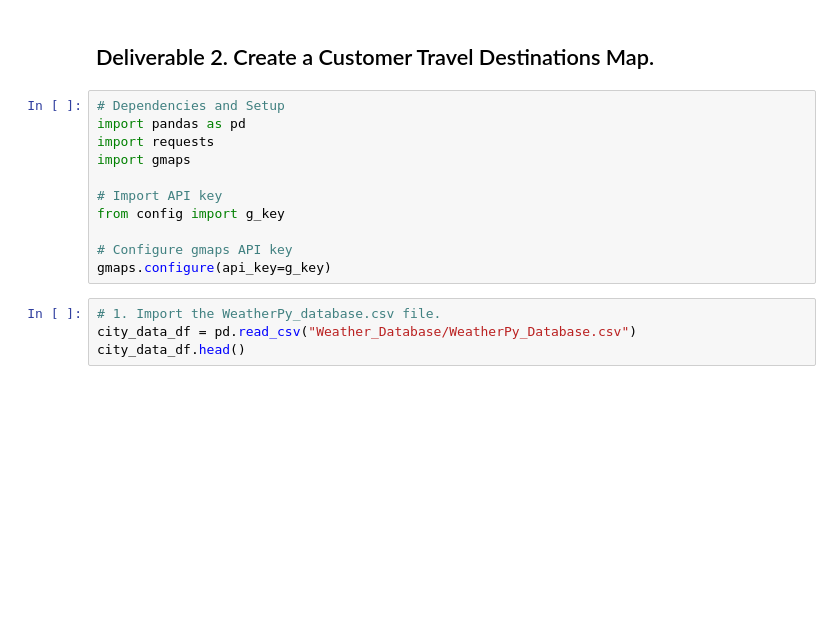
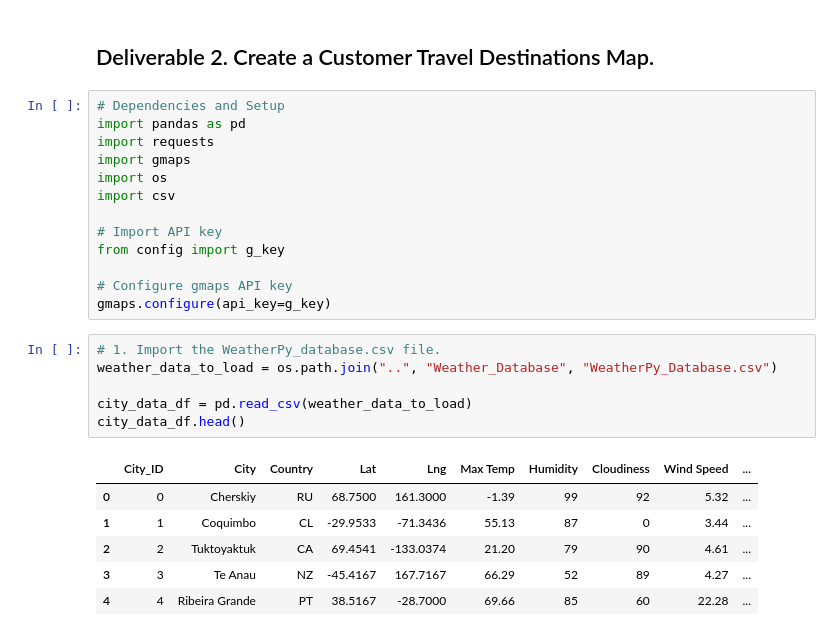
Before and after one commit to pnorman411/world_weather_analysis, a Jupyter notebook: Vacation_Search/Vacation_Search.ipynb, the cells around one changed output. Saved outputs shown, nothing was run; the diff lists cells and outputs as text; blank space fills up the shorter version.

```diff
--- a/Vacation_Search/Vacation_Search.ipynb
+++ b/Vacation_Search/Vacation_Search.ipynb
@@ -5,6 +5,8 @@
 import pandas as pd
 import requests
 import gmaps
+import os
+import csv
 
 # Import API key
 from config import g_key
@@ -13,8 +15,17 @@ from config import g_key
 gmaps.configure(api_key=g_key)
 # %%
 # 1. Import the WeatherPy_database.csv file.
-city_data_df = pd.read_csv("Weather_Database/WeatherPy_Database.csv")
+weather_data_to_load = os.path.join("..", "Weather_Database", "WeatherPy_Database.csv")
+
+city_data_df = pd.read_csv(weather_data_to_load)
 city_data_df.head()
+# %% [output]
+|  | City_ID | City | Country | Lat | Lng | Max Temp | Humidity | Cloudiness | Wind Speed | ... |
+| 0 | 0 | Cherskiy | RU | 68.7500 | 161.3000 | -1.39 | 99 | 92 | 5.32 | ... |
+| 1 | 1 | Coquimbo | CL | -29.9533 | -71.3436 | 55.13 | 87 | 0 | 3.44 | ... |
+| 2 | 2 | Tuktoyaktuk | CA | 69.4541 | -133.0374 | 21.20 | 79 | 90 | 4.61 | ... |
+| 3 | 3 | Te Anau | NZ | -45.4167 | 167.7167 | 66.29 | 52 | 89 | 4.27 | ... |
+| 4 | 4 | Ribeira Grande | PT | 38.5167 | -28.7000 | 69.66 | 85 | 60 | 22.28 | ... |
 # %%
 # 2. Prompt the user to enter minimum and maximum temperature criteria
 min_temp = float(input("What is the minimum temperature you would like for your trip? "))
```
Also changed, not shown: parts of 11 cells of this notebook, 2 other files.
